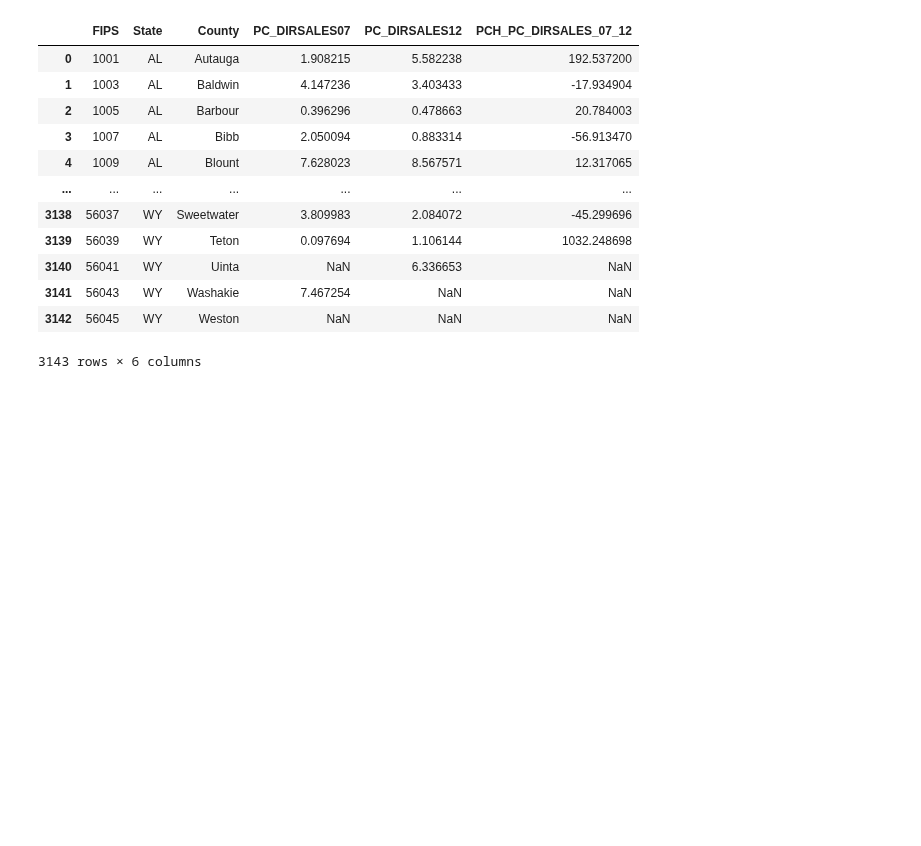
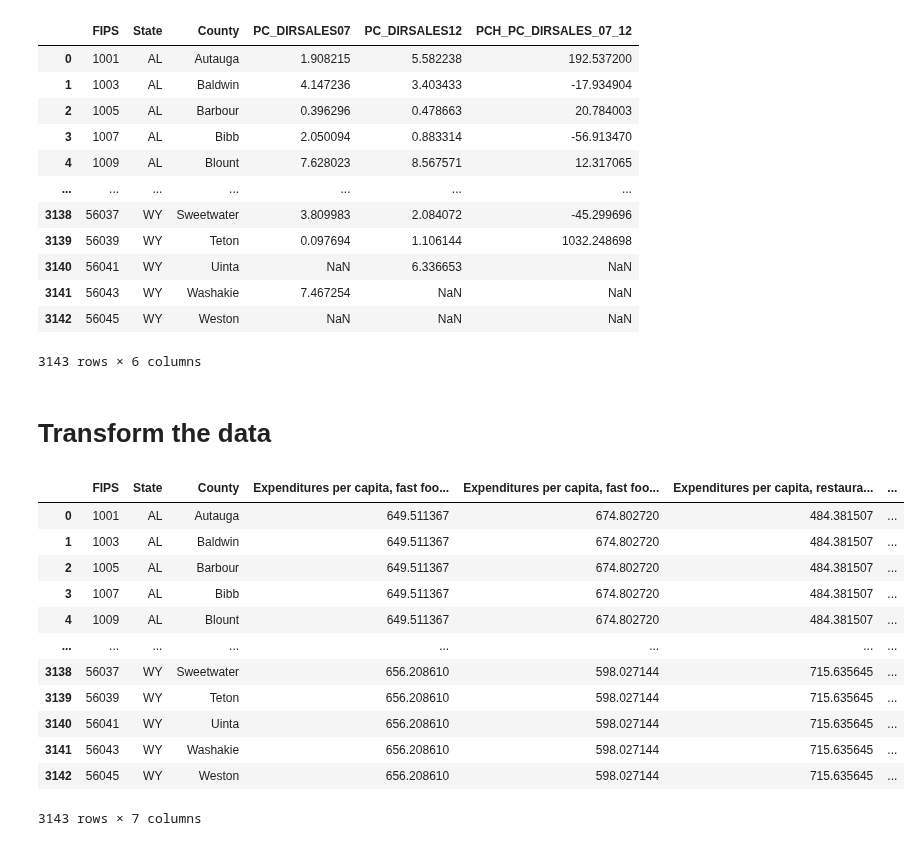
Before and after one commit to Chahnaz-Kbaisi/diet-habits-disease-us, a Jupyter notebook: ETL/Web_Scrape_ETL.ipynb, the cells around one changed output. Cells and saved outputs as stored; diff of their text form; code cells hidden in the pictures; blank space fills up the shorter version.

Commit message:
Logic to rename the columns in restaurant dataframe

```diff
--- a/ETL/Web_Scrape_ETL.ipynb
+++ b/ETL/Web_Scrape_ETL.ipynb
@@ -850,3 +850,27 @@ local_df
 | 3141 | 56043 | WY | Washakie | 7.467254 | NaN | NaN |
 | 3142 | 56045 | WY | Weston | NaN | NaN | NaN |
 3143 rows × 6 columns
+# %% [markdown]
+# Transform the data
+# %%
+# Rename the columns in restaurant dataframe
+restaurant_df = restaurant_df.rename(columns={"PC_FFRSALES07":"Expenditures per capita, fast food, 2007",
+                                              "PC_FFRSALES12":"Expenditures per capita, fast food, 2012",
+                                              "PC_FSRSALES07":"Expenditures per capita, restaurants, 2007",
+                                              "PC_FSRSALES12":"Expenditures per capita, restaurants, 2012"
+})
+restaurant_df
+# %% [output]
+|  | FIPS | State | County | Expenditures per capita, fast foo... | Expenditures per capita, fast foo... | Expenditures per capita, restaura... | ... |
+| 0 | 1001 | AL | Autauga | 649.511367 | 674.802720 | 484.381507 | ... |
+| 1 | 1003 | AL | Baldwin | 649.511367 | 674.802720 | 484.381507 | ... |
+| 2 | 1005 | AL | Barbour | 649.511367 | 674.802720 | 484.381507 | ... |
+| 3 | 1007 | AL | Bibb | 649.511367 | 674.802720 | 484.381507 | ... |
+| 4 | 1009 | AL | Blount | 649.511367 | 674.802720 | 484.381507 | ... |
+| ... | ... | ... | ... | ... | ... | ... | ... |
+| 3138 | 56037 | WY | Sweetwater | 656.208610 | 598.027144 | 715.635645 | ... |
+| 3139 | 56039 | WY | Teton | 656.208610 | 598.027144 | 715.635645 | ... |
+| 3140 | 56041 | WY | Uinta | 656.208610 | 598.027144 | 715.635645 | ... |
+| 3141 | 56043 | WY | Washakie | 656.208610 | 598.027144 | 715.635645 | ... |
+| 3142 | 56045 | WY | Weston | 656.208610 | 598.027144 | 715.635645 | ... |
+3143 rows × 7 columns
```
